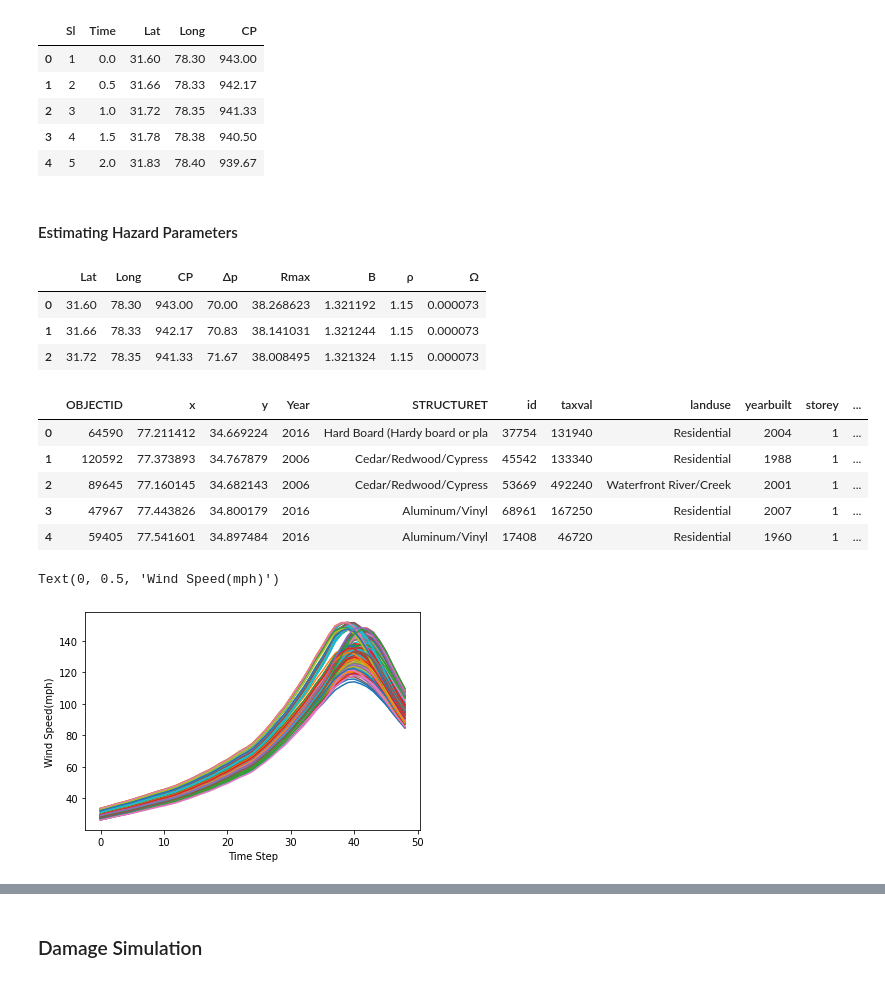
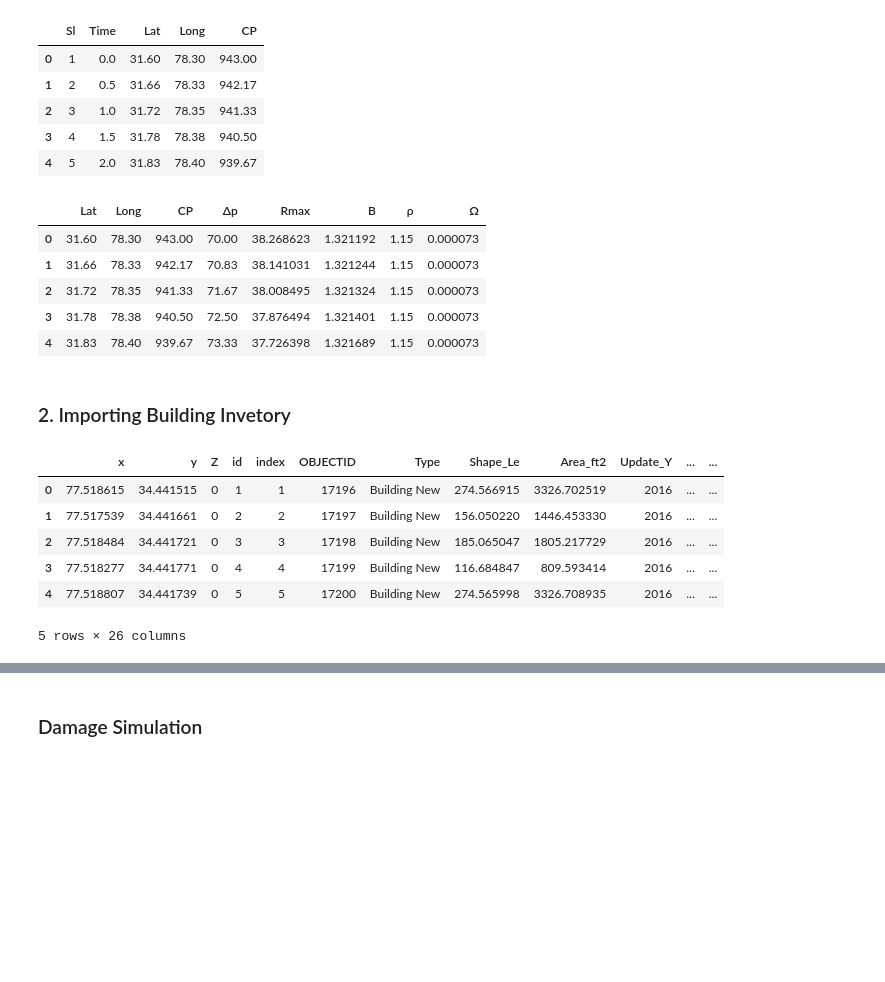
Before and after one commit to rxm562/SHRA, a Jupyter notebook: Scenario Hurricane Risk Analysis.ipynb, the cells around one changed output, grey strips where cells are left out. Cells and saved outputs as stored; diff of their text form; code cells hidden in the pictures; blank space fills up the shorter version.

```diff
--- a/Scenario Hurricane Risk Analysis.ipynb
+++ b/Scenario Hurricane Risk Analysis.ipynb
@@ -26,5 +29,3 @@ data.head()
 | 2 | 3 | 1.0 | 31.72 | 78.35 | 941.33 |
 | 3 | 4 | 1.5 | 31.78 | 78.38 | 940.50 |
 | 4 | 5 | 2.0 | 31.83 | 78.40 | 939.67 |
-# %% [markdown]
-#### Estimating Hazard Parameters
@@ -69,19 +34,24 @@ n=pd.DataFrame(pf)
 # %%
-n.head(3)
+n.head()
 # %% [output]
 |  | Lat | Long | CP | Δp | Rmax | B | ρ | Ω |
 | 0 | 31.60 | 78.30 | 943.00 | 70.00 | 38.268623 | 1.321192 | 1.15 | 0.000073 |
 | 1 | 31.66 | 78.33 | 942.17 | 70.83 | 38.141031 | 1.321244 | 1.15 | 0.000073 |
 | 2 | 31.72 | 78.35 | 941.33 | 71.67 | 38.008495 | 1.321324 | 1.15 | 0.000073 |
+| 3 | 31.78 | 78.38 | 940.50 | 72.50 | 37.876494 | 1.321401 | 1.15 | 0.000073 |
+| 4 | 31.83 | 78.40 | 939.67 | 73.33 | 37.726398 | 1.321689 | 1.15 | 0.000073 |
+# %% [markdown]
+### 2. Importing Building Invetory
 # %%
-# importing building invetory data
-blg=pd.read_csv('sample_buildings.csv')
+# Importing Building Invetory of Testbed
+blg=pd.read_csv('Sample_Buildings.csv')
 # %%
-blg.head()
+blg.head(5)
 # %% [output]
-|  | OBJECTID | x | y | Year | STRUCTURET | id | taxval | landuse | yearbuilt | storey | ... |
-| 0 | 64590 | 77.211412 | 34.669224 | 2016 | Hard Board (Hardy board or pla | 37754 | 131940 | Residential | 2004 | 1 | ... |
-| 1 | 120592 | 77.373893 | 34.767879 | 2006 | Cedar/Redwood/Cypress | 45542 | 133340 | Residential | 1988 | 1 | ... |
-| 2 | 89645 | 77.160145 | 34.682143 | 2006 | Cedar/Redwood/Cypress | 53669 | 492240 | Waterfront River/Creek | 2001 | 1 | ... |
-| 3 | 47967 | 77.443826 | 34.800179 | 2016 | Aluminum/Vinyl | 68961 | 167250 | Residential | 2007 | 1 | ... |
-| 4 | 59405 | 77.541601 | 34.897484 | 2016 | Aluminum/Vinyl | 17408 | 46720 | Residential | 1960 | 1 | ... |
+|  | x | y | Z | id | index | OBJECTID | Type | Shape_Le | Area_ft2 | Update_Y | ... | ... |
+| 0 | 77.518615 | 34.441515 | 0 | 1 | 1 | 17196 | Building New | 274.566915 | 3326.702519 | 2016 | ... | ... |
+| 1 | 77.517539 | 34.441661 | 0 | 2 | 2 | 17197 | Building New | 156.050220 | 1446.453330 | 2016 | ... | ... |
+| 2 | 77.518484 | 34.441721 | 0 | 3 | 3 | 17198 | Building New | 185.065047 | 1805.217729 | 2016 | ... | ... |
+| 3 | 77.518277 | 34.441771 | 0 | 4 | 4 | 17199 | Building New | 116.684847 | 809.593414 | 2016 | ... | ... |
+| 4 | 77.518807 | 34.441739 | 0 | 5 | 5 | 17200 | Building New | 274.565998 | 3326.708935 | 2016 | ... | ... |
+5 rows × 26 columns
@@ -130,8 +57,0 @@ Vg=VG.T
-# %%
-#Wind Speed Trajectories
-VG1.plot.line(legend=None)
-plt.xlabel('Time Step')
-plt.ylabel('Wind Speed(mph)')
-# %% [output]
-Text(0, 0.5, 'Wind Speed(mph)')
-[figure, removed]
```
Also changed, not shown: parts of 112 cells of this notebook, 5 other files.
